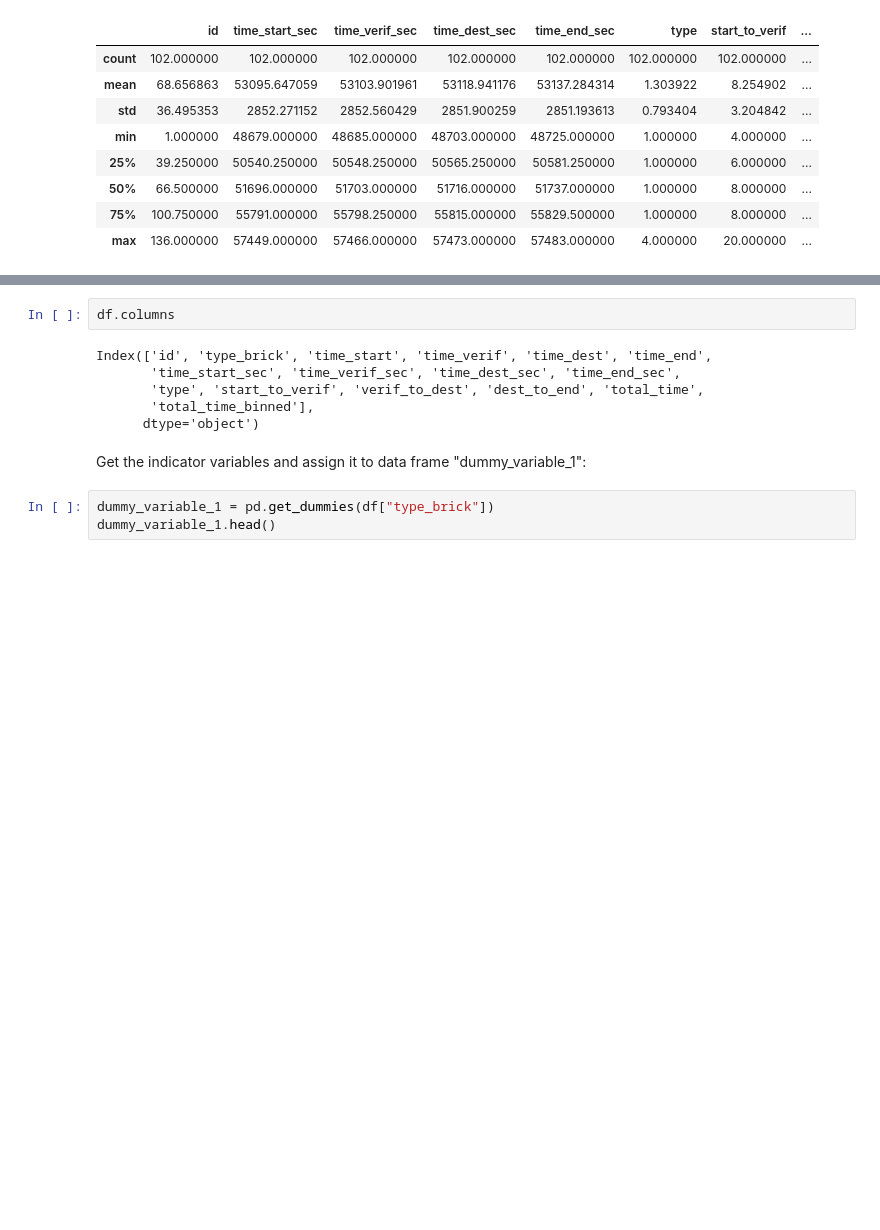
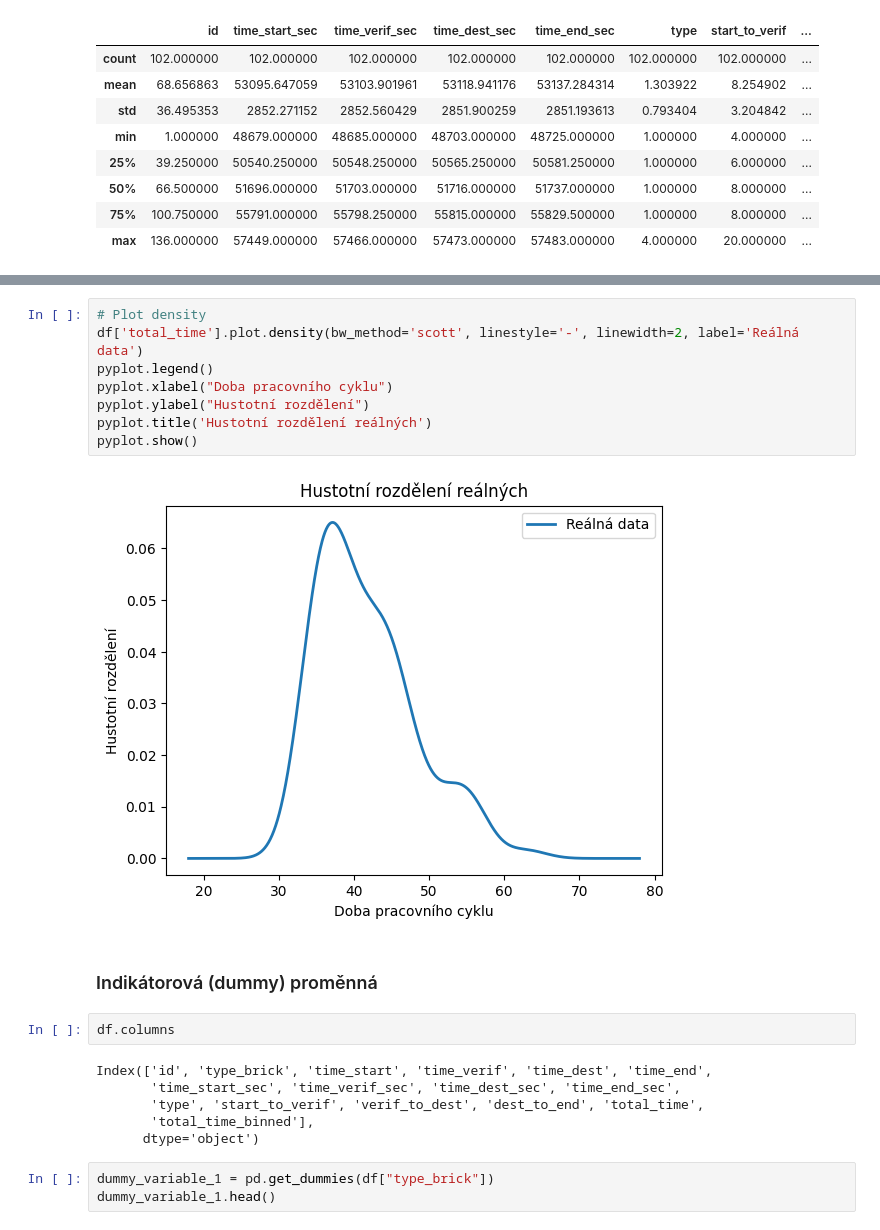
Before and after one commit to UsmanovSla/MGD-RSS, a Jupyter notebook: model/01_DataScience/DS_02_Exploration.ipynb, the cells around one changed output, grey strips where cells are left out. Cells and saved outputs as stored; diff of their text form; blank space fills up the shorter version.

```diff
--- a/model/01_DataScience/DS_02_Exploration.ipynb
+++ b/model/01_DataScience/DS_02_Exploration.ipynb
@@ -265,3 +169,15 @@ The plot above shows the binning result for the attribute "total_time".
+# %%
+# Plot density
+df['total_time'].plot.density(bw_method='scott', linestyle='-', linewidth=2, label='Reálná data')
+pyplot.legend()
+pyplot.xlabel("Doba pracovního cyklu")
+pyplot.ylabel("Hustotní rozdělení")
+pyplot.title('Hustotní rozdělení reálných')
+pyplot.show()
+# %% [output]
+[figure, added]
+# %% [markdown]
+### Indikátorová (dummy) proměnná
 # %%
 df.columns
 # %% [output]
@@ -270,8 +186,6 @@ Index(['id', 'type_brick', 'time_start', 'time_verif', 'time_dest', 'time_end',
        'type', 'start_to_verif', 'verif_to_dest', 'dest_to_end', 'total_time',
        'total_time_binned'],
       dtype='object')
-# %% [markdown]
-Get the indicator variables and assign it to data frame "dummy_variable_1":
 # %%
 dummy_variable_1 = pd.get_dummies(df["type_brick"])
 dummy_variable_1.head()
```
Also changed, not shown: parts of 65 cells of this notebook, 3 other files.
